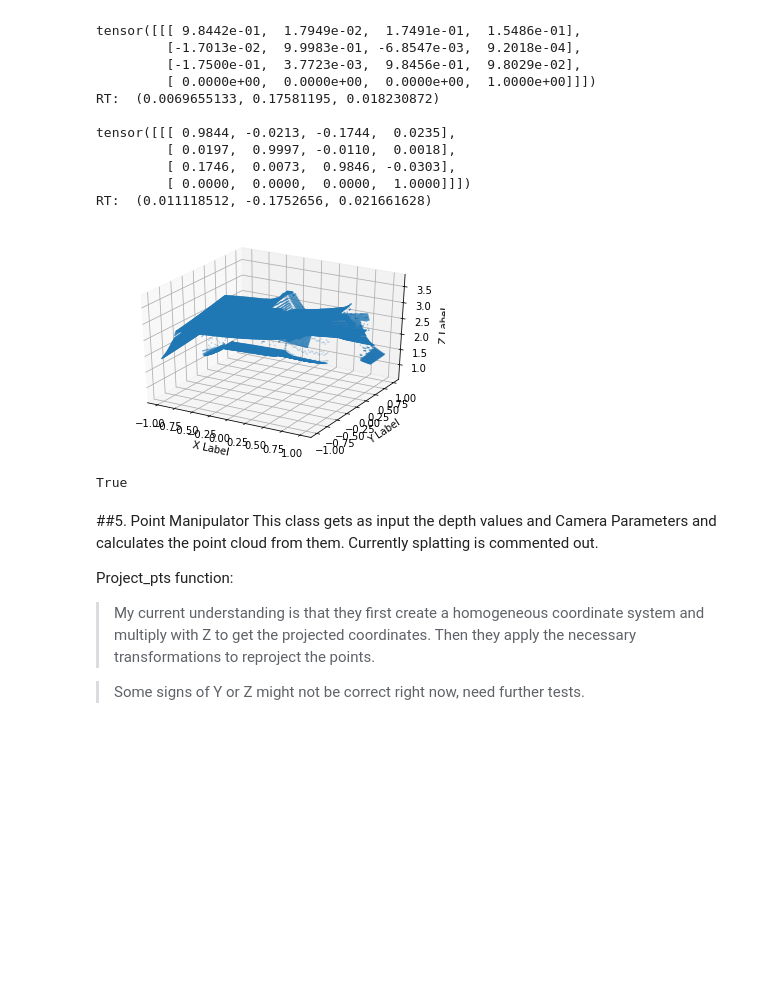
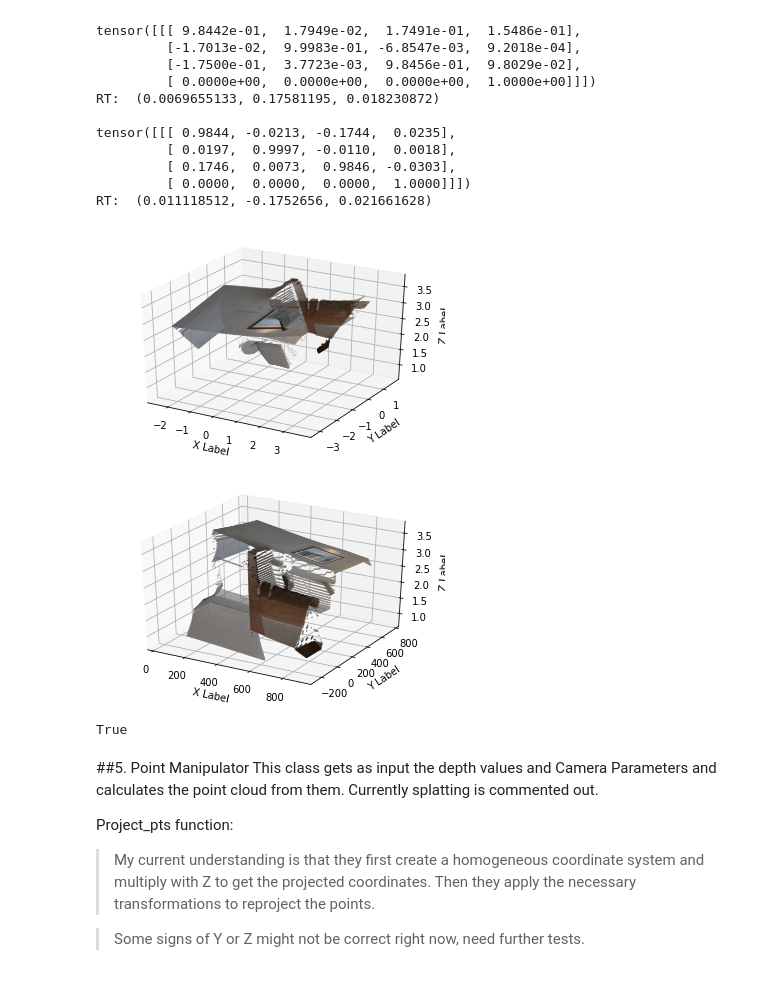
Before and after one commit to lukasHoel/novel-view-synthesis, a Jupyter notebook: notebooks/Point_Manipulation.ipynb, the cells around one changed output. Drawn from its saved outputs; the diff is of its cells as text; code cells hidden in the pictures; blank space fills up the shorter version.

Commit message:
fixed warping and added transformations

```diff
--- a/notebooks/Point_Manipulation.ipynb
+++ b/notebooks/Point_Manipulation.ipynb
@@ -53,6 +57,7 @@ Github user name: Tristram-TUM
 Github password: ··········
 # %%
 import os
+is_on_colab = True
 if is_on_colab:
     os.chdir("/content/novel-view-synthesis")
 else:
@@ -68,6 +73,8 @@ import torchvision.transforms
 import torch
 import torch.nn as nn
 import numpy as np
+%load_ext autoreload
+%autoreload 2
 # %% [markdown]
 ##3. Load Dataset from drive
 First transforms to PIL Image to allow for resizing to 256x256. At the moment all depth values over 10 are clipped to 0.01.
@@ -205,34 +212,63 @@ RT:  (0.011118512, -0.1752656, 0.021661628)
 # %%
 import open3d as o3d
 
 W = item['depth'].shape[-1]
 depth = item['depth'].view(1, -1)
+K = item['cam']['K'][:3, :3]
+Kinv = item['cam']['Kinv'][:3, :3]
+RT1inv = item['cam']['RT1inv']
+RT2 = item['cam']['RT2']
 
 # decide if we want to normalise depth or not
 #z = (depth - depth.min()) / (depth.max()- depth.min())
 z = depth
 
 # create coordinate system for x and y
+'''
+TODO: Are our coordinates correct? Or do we have to create them like Matthias does it?
+(https://github.com/niessner/VoxelHashing/blob/421d548cca570ec14d51148cd6e4e5aca45652ef/DepthSensingCUDA/Source/DepthCameraUtil.h#L117)
+I think with the calculation in the toImagePlane method in the dataloader we are doing something similar, but is it exactly the same?
+
+TODO: maybe try out going backwards from GT image to first view with RT2inv*RT1, to see if transformation works?
+'''
 xs = torch.linspace(0, W - 1, W) / float(W - 1) * 2 - 1
 ys = torch.linspace(0, W - 1, W) / float(W - 1) * 2 - 1
 xs = xs.view(1, 1, 1, W).repeat(1, 1, W, 1)
 ys = ys.view(1, 1, W, 1).repeat(1, 1, 1, W)
-xyzs = torch.cat((xs, ys, torch.ones(xs.size())), 1).view(1, 3, -1)
+xyzs = torch.cat((xs, ys, torch.ones(xs.size()), torch.ones(xs.size())), 1).view(1, 4, -1)
 
 # add depth
-xyzs[:,2] = z
-show_plot(xyzs)
+cam_coor = xyzs * z
+cam_coor[:, -1, :] = 1
+show_plot(cam_coor[:,:3], color=item['image'].view(3, -1).permute((1,0)).numpy())
+
+'''
+leave out Kinv transformation here because that leads to strange behaviour.
+'''
+
+# tranform to world coordinates
+world_coor = RT1inv.matmul(cam_coor)
+# transform to Camera Coordinates of Viewpoint 2
+new_coor = RT2.matmul(world_coor)
+new_coor = new_coor[:,:3]
+
+#go back to image coordinates
+new_img = K.matmul(new_coor)
+new_img[:, :2] = new_img[:, :2] / z
+#new_img[:, 2] = 1
+show_plot(new_img, color=item['image'].view(3, -1).permute((1,0)).numpy())
 
 # initialise PointCloud for Open3D and add Points and colors to it in open3d format.
 # open3d expects float64 numpy arrays to convert with vector3dvector function
 pcd = o3d.geometry.PointCloud()
-pcd.points = o3d.utility.Vector3dVector(xyzs.permute(0,2,1).numpy().astype(np.float64).squeeze())
+pcd.points = o3d.utility.Vector3dVector(new_img.permute(0,2,1).numpy().astype(np.float64).squeeze())
 pcd.colors = o3d.utility.Vector3dVector(item['image'].view(3, -1).permute((1,0)).numpy().astype(np.float64))
 
 # save pointcloud as .ply file
 o3d.io.write_point_cloud("/content/test.ply", pcd)
 # %% [output]
-[figure, old version]
+[figure, new version]
+[figure, added]
 True
 # %% [markdown]
 ##5. Point Manipulator
```
Also changed, not shown: parts of 2 cells of this notebook.
